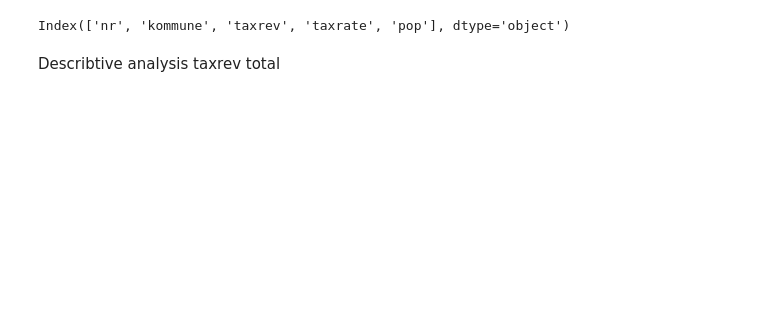
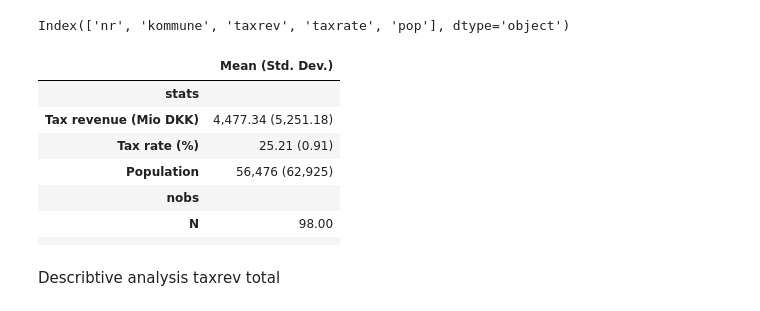
Before and after one commit to Nskoularsen/EconometricsA, a Jupyter notebook: 3_assignments/A1/Assingment1.ipynb, the cells around one changed output. Cells and saved outputs as stored; diff of their text form; code cells hidden in the pictures; blank space fills up the shorter version.

```diff
--- a/3_assignments/A1/Assingment1.ipynb
+++ b/3_assignments/A1/Assingment1.ipynb
@@ -13,6 +13,29 @@ df.columns
 # %% [output]
 [interactive output not drawn]
 Index(['nr', 'kommune', 'taxrev', 'taxrate', 'pop'], dtype='object')
+# %%
+# Mean + std af variablerne
+labels = {
+    'taxrev': 'Tax revenue (Mio DKK)',
+    'taxrate' : 'Tax rate (%)',
+    'pop' : 'Population'
+}
+dtable.DTable(
+    df,
+    vars,
+    labels=labels,
+    counts_row_below=True,
+    stats=['mean_newline_std']
+)
+# %% [output]
+|  | Mean (Std. Dev.) |
+| stats |  |
+| Tax revenue (Mio DKK) | 4,477.34 (5,251.18) |
+| Tax rate (%) | 25.21 (0.91) |
+| Population | 56,476 (62,925) |
+| nobs |  |
+| N | 98.00 |
+|  |  |
 # %% [markdown]
 Describtive analysis taxrev total
 # %%
```
Also changed, not shown: parts of 3 cells of this notebook.
